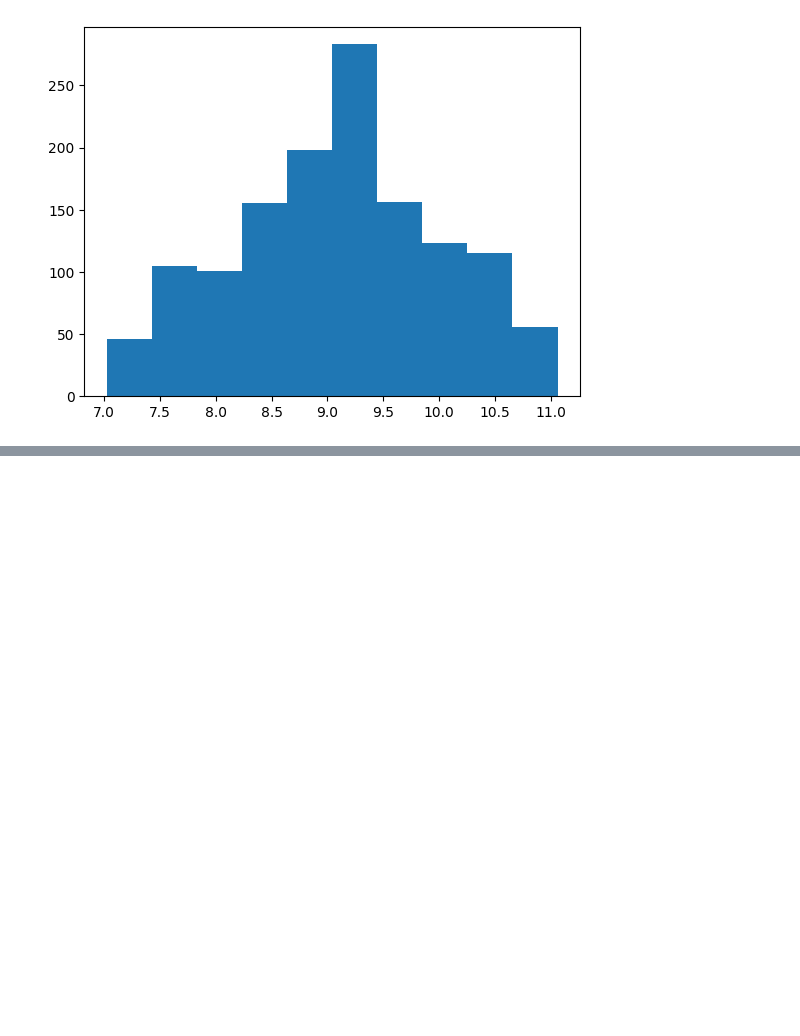
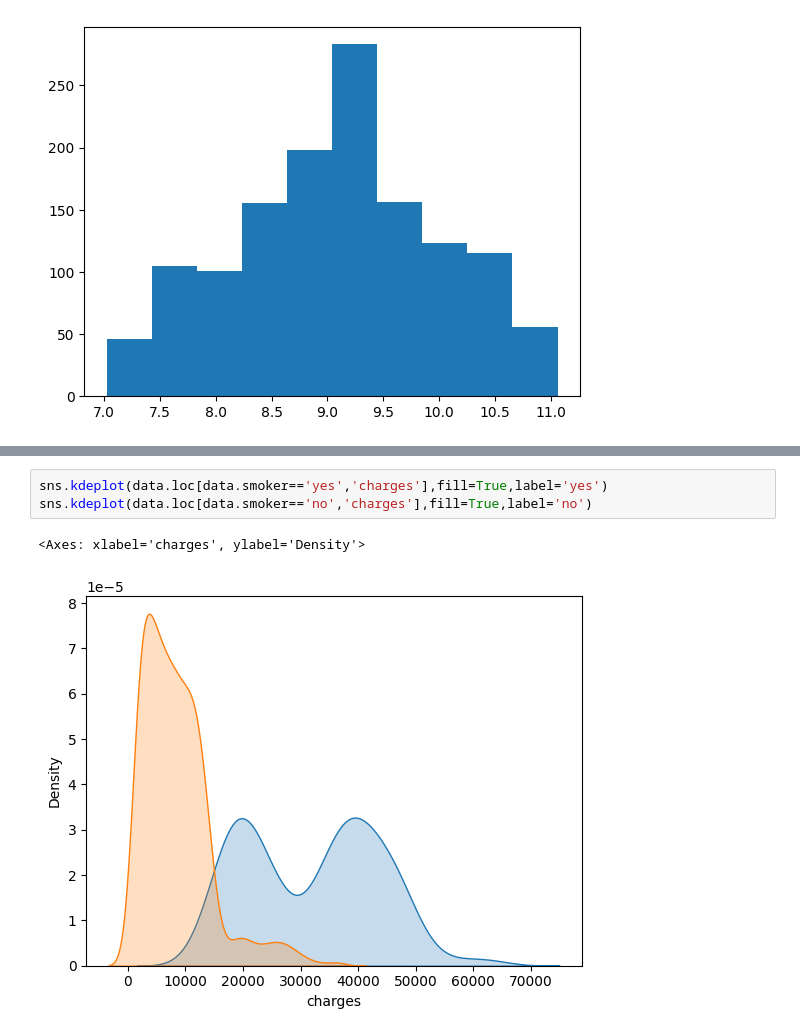
Before and after one commit to wang-lixiang/NLP, a Jupyter notebook: 保险花销预测进阶.ipynb, the cells around one changed output, grey strips where cells are left out. Saved outputs shown, nothing was run; the diff lists cells and outputs as text; blank space fills up the shorter version.

```diff
--- a/保险花销预测进阶.ipynb
+++ b/保险花销预测进阶.ipynb
@@ -31,0 +47,6 @@ plt.hist(np.log(data['charges']))
+# %%
+sns.kdeplot(data.loc[data.smoker=='yes','charges'],fill=True,label='yes')
+sns.kdeplot(data.loc[data.smoker=='no','charges'],fill=True,label='no')
+# %% [output]
+<Axes: xlabel='charges', ylabel='Density'>
+[figure, added]
```
Also changed, not shown: parts of 17 cells of this notebook, 1 other file.
